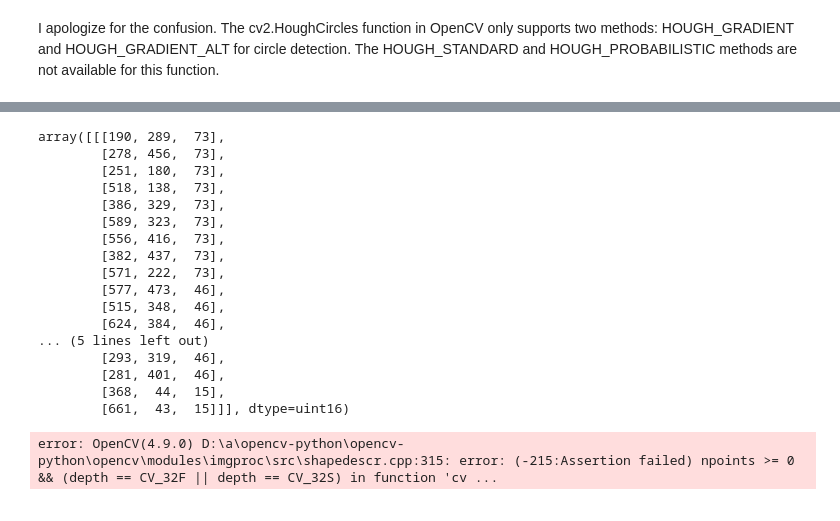
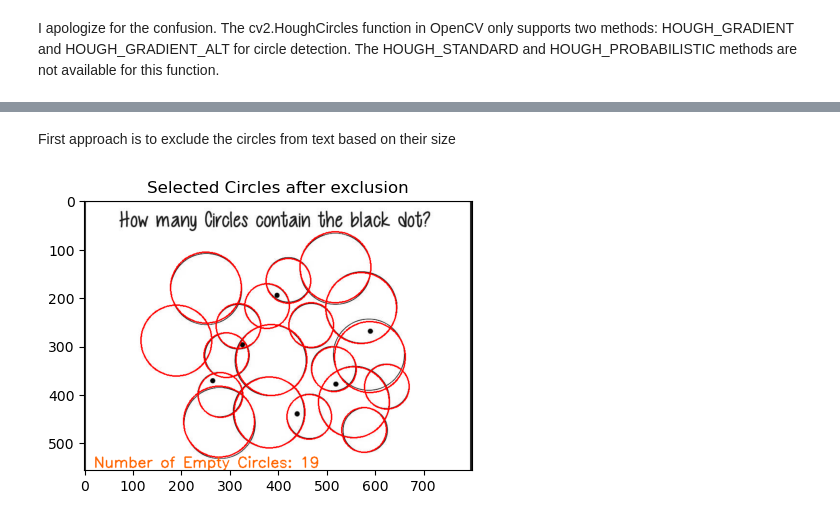
Before and after one commit to Miks007/Public-projects, a Jupyter notebook: Find circles with dots/code.ipynb, the cells around one changed output, grey strips where cells are left out. Cells and saved outputs as stored; diff of their text form; code cells hidden in the pictures.

```diff
--- a/Find circles with dots/code.ipynb
+++ b/Find circles with dots/code.ipynb
@@ -259,66 +127,31 @@ imshow(['HOUGH_GRADIENT', 'HOUGH_GRADIENT_ALT'], [output_gradient, output_gradie
-# %%
-circles_gradient_alt
-# %% [output]
-array([[[190, 289,  73],
-        [278, 456,  73],
-        [251, 180,  73],
-        [518, 138,  73],
-        [386, 329,  73],
-        [589, 323,  73],
-        [556, 416,  73],
-        [382, 437,  73],
-        [571, 222,  73],
-        [577, 473,  46],
-        [515, 348,  46],
-        [624, 384,  46],
-... (5 lines left out)
-        [293, 319,  46],
-        [281, 401,  46],
-        [368,  44,  15],
-        [661,  43,  15]]], dtype=uint16)
-# %%
-sorted_cicrcles = sorted(circles_gradient_alt, key=cv2.contourArea, reverse=True)
-
-# We extract the second largest contour which will be our template contour
-template_contour = circles_gradient_alt[1]
-# %% [output]
-error: OpenCV(4.9.0) D:\a\opencv-python\opencv-python\opencv\modules\imgproc\src\shapedescr.cpp:315: error: (-215:Assertion failed) npoints >= 0 && (depth == CV_32F || depth == CV_32S) in function 'cv ...
+# %% [markdown]
+First approach is to exclude the circles from text based on their size
 # %%
-The output of cv2.HoughCircles is a 3D NumPy array, and it seems you want to sort the circles based on their radii and get rid of the two smallest circles. You can achieve this by extracting the radii of the circles, sorting them, and then selecting the circles with the larger radii.
-
-Here's how you can do it:
-
-python
-Copy code
-import cv2
-import numpy as np
-
-# Your circles_gradient_alt array
-circles_gradient_alt = np.array([[[190, 289,  73],
-                                  [278, 456,  73],
-                                  # ... (other circles)
-                                  [661,  43,  15]]], dtype=np.uint16)
-
+image_copy = img.copy()
 # Extract radii from circles_gradient_alt
 radii = circles_gradient_alt[0, :, 2]
 
 # Sort the radii in descending order
 sorted_radii_indices = np.argsort(radii)[::-1]
 
 # Keep the circles with the largest radii (excluding the two smallest)
-num_circles_to_keep = min(2, len(sorted_radii_indices) - 2)
+num_circles_to_keep = max(2, len(sorted_radii_indices) - 2)
 selected_indices = sorted_radii_indices[:num_circles_to_keep]
 
 # Extract the circles with the largest radii
 selected_circles = circles_gradient_alt[0, selected_indices]
 
 # Display the selected circles
 for circle in selected_circles:
     center = (circle[0], circle[1])
     radius = circle[2]
-    cv2.circle(output_gradient_alt, center, radius, (0, 255, 0), 2)
+    cv2.circle(image_copy, center, radius, (0, 0, 255), 2)
+
+# Display number of circles
+text = "Number of Empty Circles: " + str(len(selected_circles))
+cv2.putText(image_copy, text, (20, 550), cv2.FONT_HERSHEY_SIMPLEX, 1, (0, 100, 255), 2)
 
 # Display the result
-cv2.imshow('Selected Circles', output_gradient_alt)
-cv2.waitKey(0)
-cv2.destroyAllWindows()
+imshow('Selected Circles after exclusion', image_copy)
+# %% [output]
+[figure, added]
```
Also changed, not shown: parts of 26 cells of this notebook.
